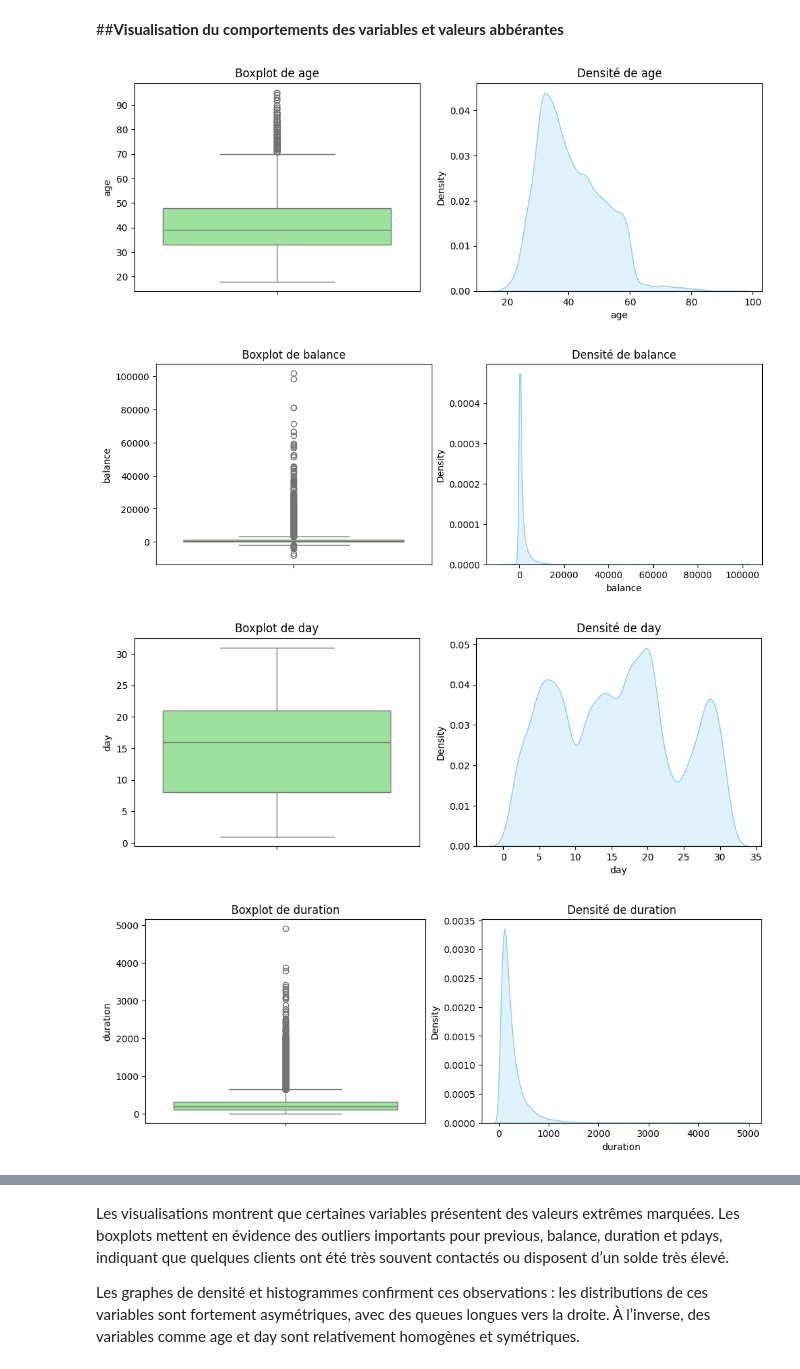
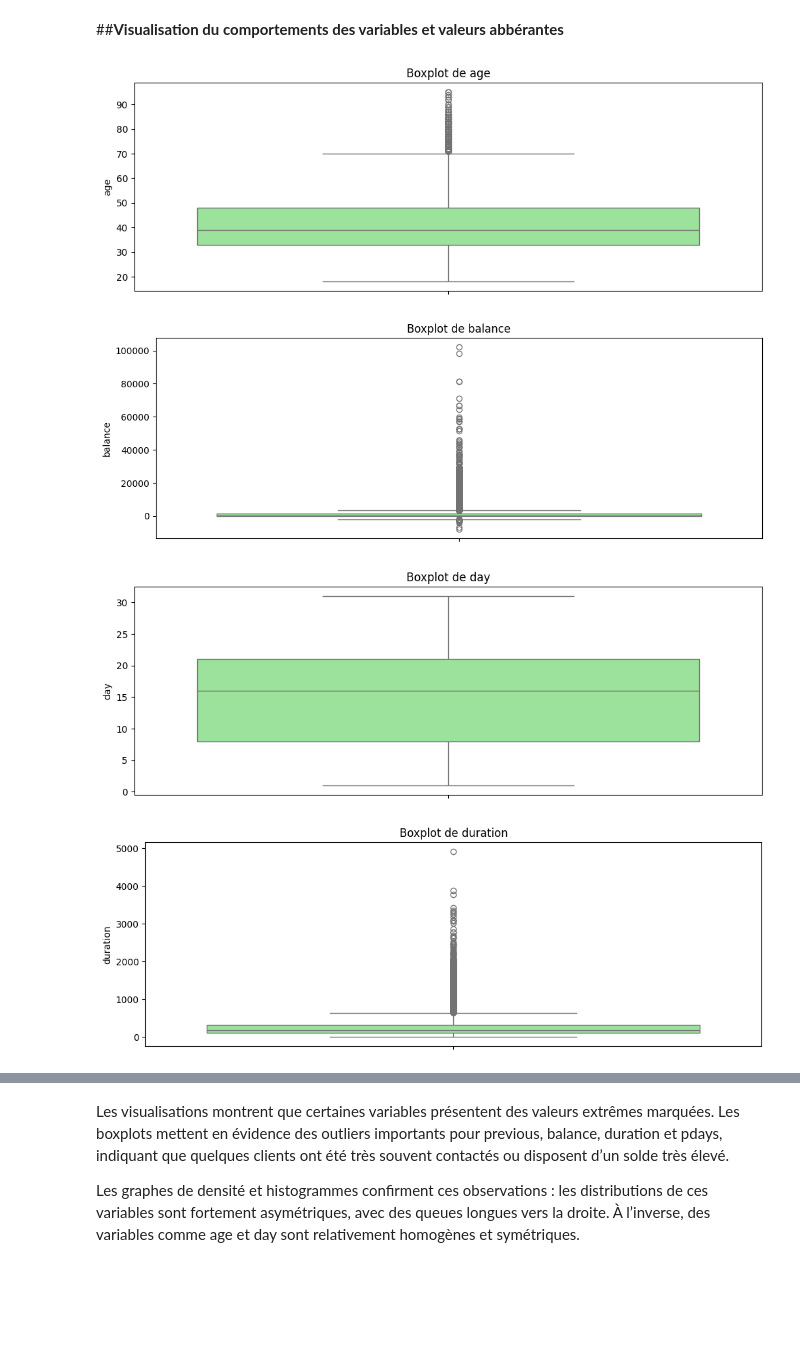
Before and after one commit to Priscillebk/Apprendre-SQL-pour-debutant-Tutoriel-SQL-complet, a Jupyter notebook: BANK_MARKETING.ipynb, the cells around one changed output, grey strips where cells are left out. Drawn from its saved outputs; the diff is of its cells as text; code cells hidden in the pictures; blank space fills up the shorter version.

```diff
--- a/BANK_MARKETING.ipynb
+++ b/BANK_MARKETING.ipynb
@@ -264,3 +287,13 @@ Les variables previous, balance, duration, campaign et pdays présentent une for
 
 ####Kurtosis (aplatissement / valeurs extrêmes) :
 Ces mêmes variables montrent également une kurtosis élevée, en particulier previous et balance, ce qui traduit la présence de valeurs extrêmes ou outliers. Les distributions sont donc concentrées autour de la majorité des clients, mais certaines observations s’écartent fortement de la moyenne. Cela justifie l’application de transformations ou d’une normalisation avant modélisation.
+# %%
+quant_vars = ['age', 'balance', 'duration', 'campaign', 'pdays', 'previous']
+
+for col in quant_vars:
+    plt.figure(figsize=(6,4))
+    plt.hist(df[col], bins=30)
+    plt.title(f"Histogramme de {col}")
+    plt.xlabel(col)
+    plt.ylabel("Fréquence")
+    plt.show()
@@ -268,19 +308,14 @@ Ces mêmes variables montrent également une kurtosis élevée, en particulier p
 ##**Visualisation du comportements des variables et valeurs abbérantes**
 # %%
 for col in quantivars:
-    fig, ax = plt.subplots(1, 2, figsize=(12,4))
+    fig, ax = plt.subplots(1, figsize=(12,4))
 
     # Boxplot
-    sns.boxplot(y=df[col], ax=ax[0], color='lightgreen')
-    ax[0].set_title(f"Boxplot de {col}")
-
-    # Densité
-    sns.kdeplot(df[col], ax=ax[1], fill=True, color='skyblue')
-    ax[1].set_title(f"Densité de {col}")
-
+    sns.boxplot(y=df[col], ax=ax, color='lightgreen')
+    ax.set_title(f"Boxplot de {col}")
     plt.show()
 # %% [output]
-[figure, old version]
+[figure, new version]
-[figure, old version]
+[figure, new version]
-[figure, old version]
+[figure, new version]
-[figure, old version]
+[figure, new version]
```
Also changed, not shown: parts of 35 cells of this notebook.
